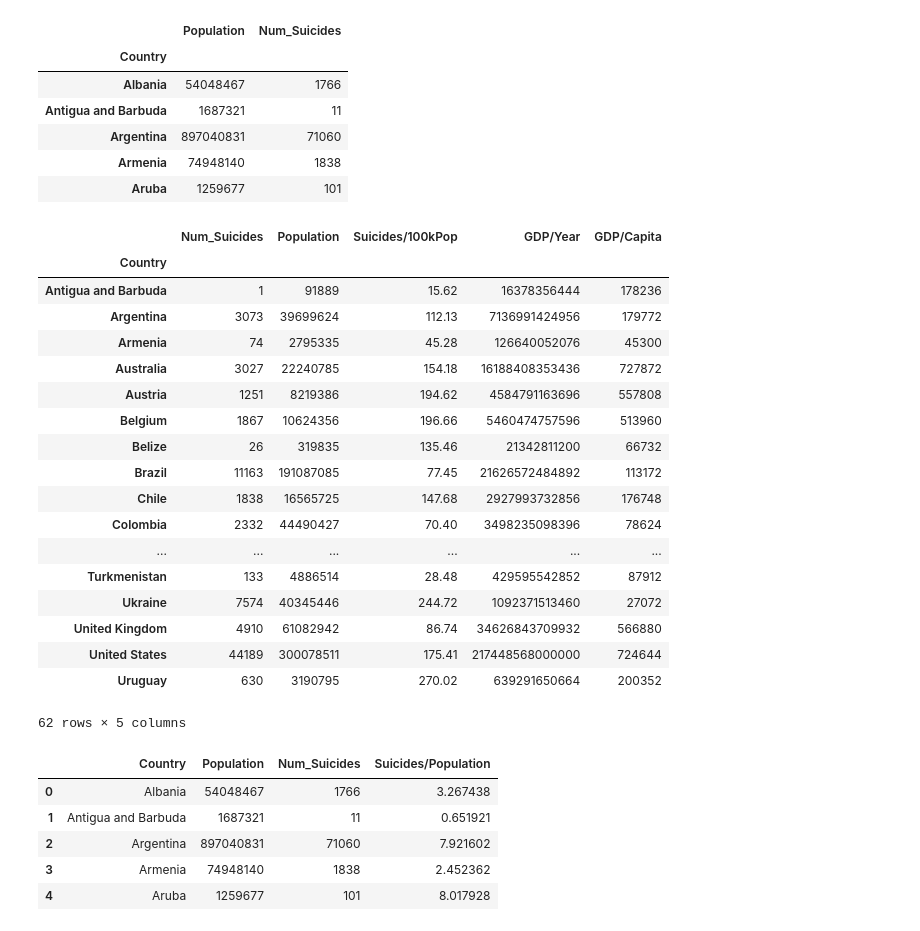
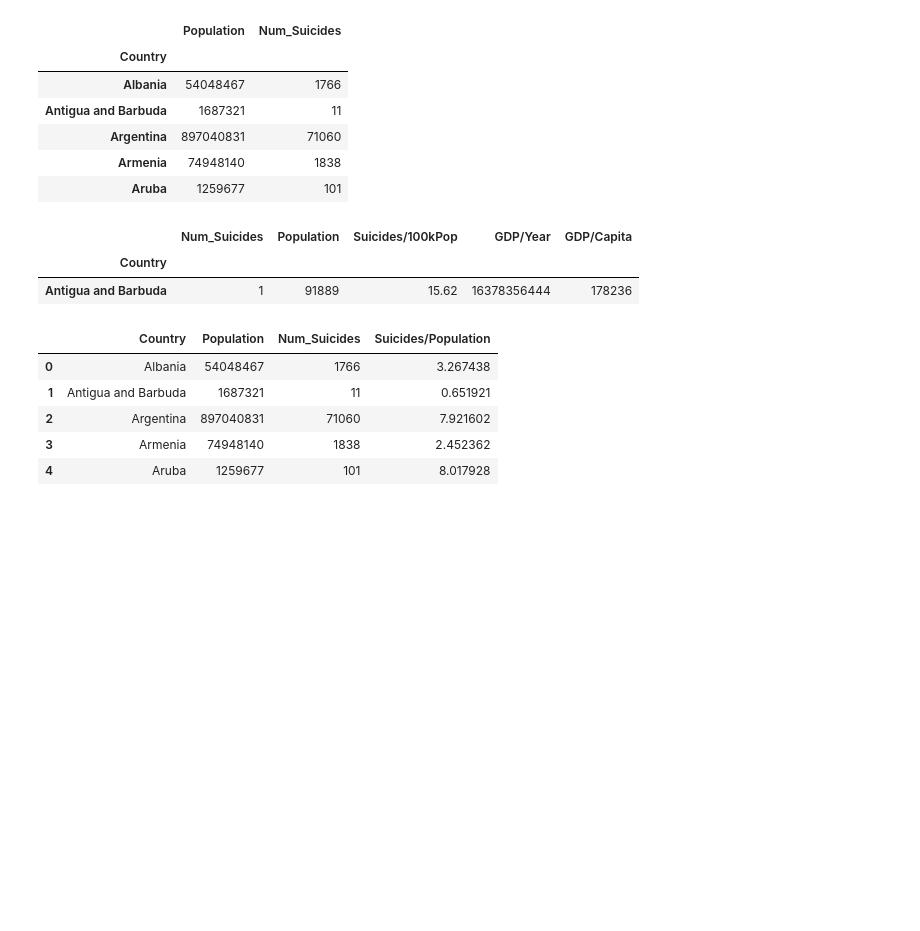
Before and after one commit to cinlaozdemir/Project-Week-3-Data-Thieves, a Jupyter notebook: your-project/Project3_DescStats-Copy2.ipynb, the cells around one changed output. Drawn from its saved outputs; the diff is of its cells as text; code cells hidden in the pictures; blank space fills up the shorter version.

```diff
--- a/your-project/Project3_DescStats-Copy2.ipynb
+++ b/your-project/Project3_DescStats-Copy2.ipynb
@@ -199,24 +199,8 @@ suicides_rateallyears.head()
 | Aruba | 1259677 | 101 |
 # %%
 suicides_country_2015 = suicides[suicides["Year"] == 2015].groupby("Country").sum()
-suicides_country_2015
+suicides_country_2015.head(1)
 # %% [output]
 |  | Num_Suicides | Population | Suicides/100kPop | GDP/Year | GDP/Capita |
 | Country |  |  |  |  |  |
 | Antigua and Barbuda | 1 | 91889 | 15.62 | 16378356444 | 178236 |
-| Argentina | 3073 | 39699624 | 112.13 | 7136991424956 | 179772 |
-| Armenia | 74 | 2795335 | 45.28 | 126640052076 | 45300 |
-| Australia | 3027 | 22240785 | 154.18 | 16188408353436 | 727872 |
-| Austria | 1251 | 8219386 | 194.62 | 4584791163696 | 557808 |
-| Belgium | 1867 | 10624356 | 196.66 | 5460474757596 | 513960 |
-| Belize | 26 | 319835 | 135.46 | 21342811200 | 66732 |
-| Brazil | 11163 | 191087085 | 77.45 | 21626572484892 | 113172 |
-| Chile | 1838 | 16565725 | 147.68 | 2927993732856 | 176748 |
-| Colombia | 2332 | 44490427 | 70.40 | 3498235098396 | 78624 |
-| ... | ... | ... | ... | ... | ... |
-| Turkmenistan | 133 | 4886514 | 28.48 | 429595542852 | 87912 |
-| Ukraine | 7574 | 40345446 | 244.72 | 1092371513460 | 27072 |
-| United Kingdom | 4910 | 61082942 | 86.74 | 34626843709932 | 566880 |
-| United States | 44189 | 300078511 | 175.41 | 217448568000000 | 724644 |
-| Uruguay | 630 | 3190795 | 270.02 | 639291650664 | 200352 |
-62 rows × 5 columns
```
Also changed, not shown: parts of 1 cell of this notebook.
